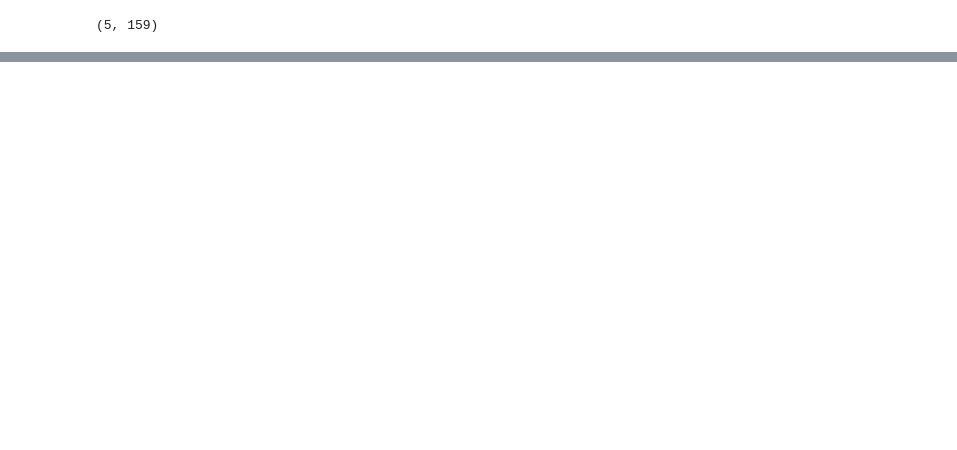
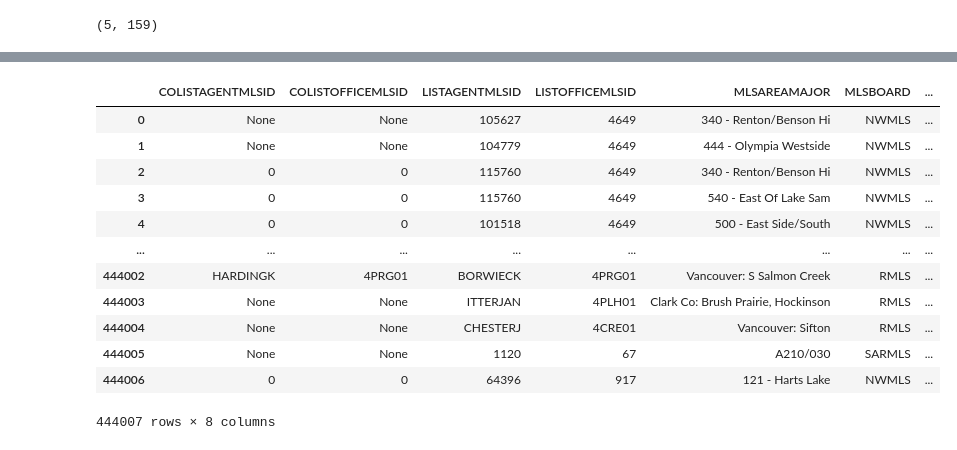
Before and after one commit to endpointclosing/lead-scoring, a Jupyter notebook: notebooks/lead_data_exploration.ipynb, the cells around one changed output, grey strips where cells are left out. Saved outputs shown, nothing was run; the diff lists cells and outputs as text; code cells hidden in the pictures; blank space fills up the shorter version.

```diff
--- a/notebooks/lead_data_exploration.ipynb
+++ b/notebooks/lead_data_exploration.ipynb
@@ -1293,0 +1330,18 @@ listing
+# %%
+# LISTAGENTMLSID is the key to merge the data
+# MLSLISTINGNUMBER is the key of each listing
+wa_pm_listing[[i for i in wa_pm_listing.columns if "MLS" in i]]
+# %% [output]
+|  | COLISTAGENTMLSID | COLISTOFFICEMLSID | LISTAGENTMLSID | LISTOFFICEMLSID | MLSAREAMAJOR | MLSBOARD | ... |
+| 0 | None | None | 105627 | 4649 | 340 - Renton/Benson Hi | NWMLS | ... |
+| 1 | None | None | 104779 | 4649 | 444 - Olympia Westside | NWMLS | ... |
+| 2 | 0 | 0 | 115760 | 4649 | 340 - Renton/Benson Hi | NWMLS | ... |
+| 3 | 0 | 0 | 115760 | 4649 | 540 - East Of Lake Sam | NWMLS | ... |
+| 4 | 0 | 0 | 101518 | 4649 | 500 - East Side/South | NWMLS | ... |
+| ... | ... | ... | ... | ... | ... | ... | ... |
+| 444002 | HARDINGK | 4PRG01 | BORWIECK | 4PRG01 | Vancouver: S Salmon Creek | RMLS | ... |
+| 444003 | None | None | ITTERJAN | 4PLH01 | Clark Co: Brush Prairie, Hockinson | RMLS | ... |
+| 444004 | None | None | CHESTERJ | 4CRE01 | Vancouver: Sifton | RMLS | ... |
+| 444005 | None | None | 1120 | 67 | A210/030 | SARMLS | ... |
+| 444006 | 0 | 0 | 64396 | 917 | 121 - Harts Lake | NWMLS | ... |
+444007 rows × 8 columns
```
Also changed, not shown: parts of 86 cells of this notebook, 16 other files.
